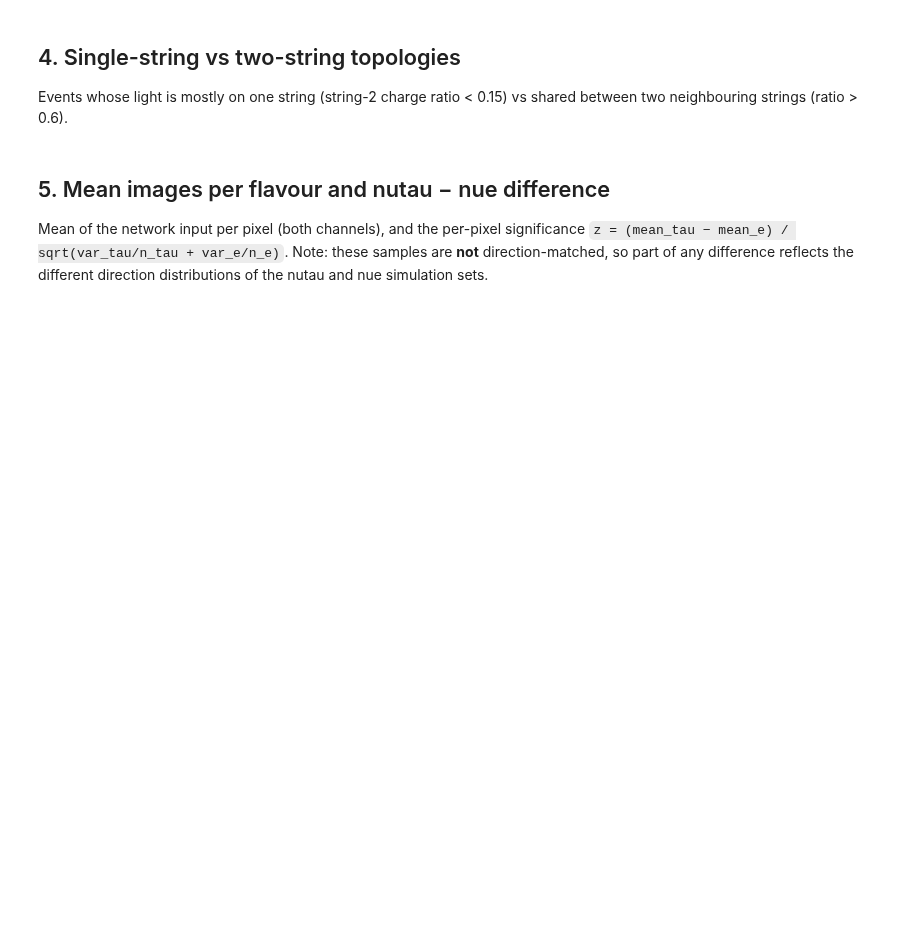
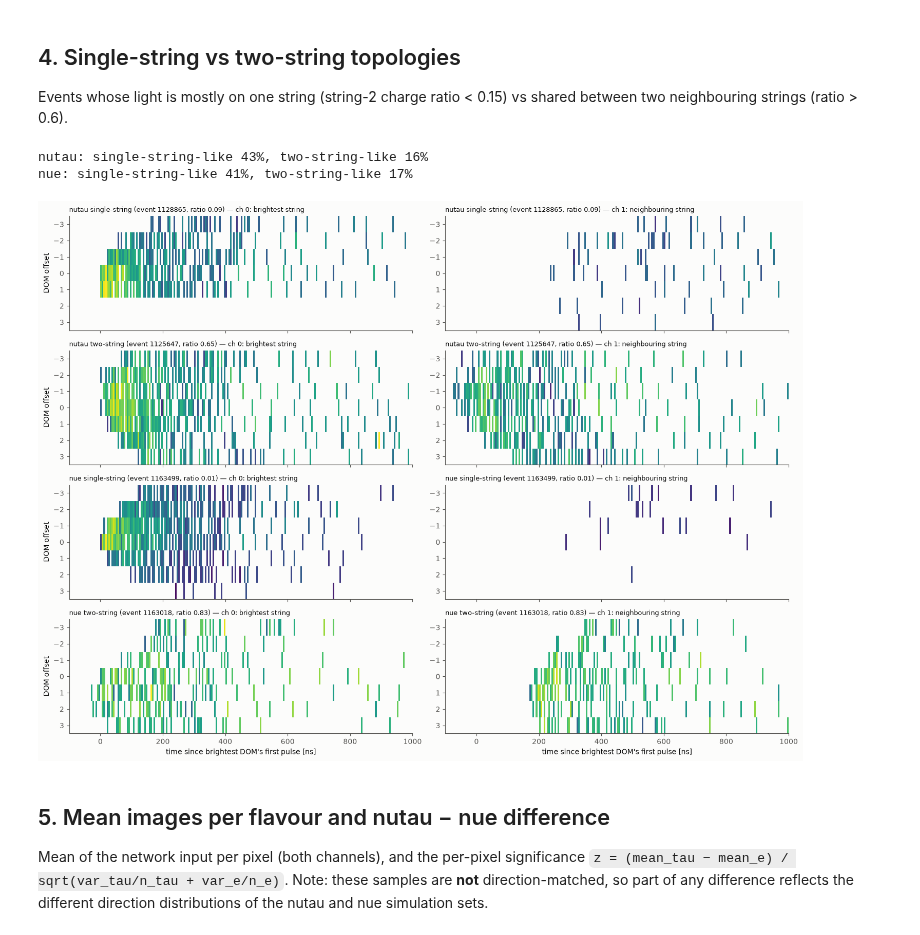
Before and after one commit to rishibbdb/Tau-Neutrino-Classification, a Jupyter notebook: notebooks/brightest-string-image.ipynb, the cells around one changed output. Drawn from its saved outputs; the diff is of its cells as text; code cells hidden in the pictures; blank space fills up the shorter version.

```diff
--- a/notebooks/brightest-string-image.ipynb
+++ b/notebooks/brightest-string-image.ipynb
@@ -193,34 +200,38 @@ Events whose light is mostly on one string (string-2 charge ratio < 0.15) vs sha
 def pick(flavor, cond, n=2, seed=SEED):
     idx = [i for i, e in enumerate(EVENTS[flavor]) if cond(e["scalars"])]
     return list(np.random.default_rng(seed).choice(idx, min(n, len(idx)), replace=False))
 
 
 single = lambda s: s[3] == 1 and s[1] < 0.15
 double = lambda s: s[3] == 1 and s[1] > 0.6
 for fl in EVENTS:
     frac_single = np.mean([single(e["scalars"]) for e in EVENTS[fl]])
     frac_double = np.mean([double(e["scalars"]) for e in EVENTS[fl]])
     print(f"{fl}: single-string-like {frac_single:.0%}, two-string-like {frac_double:.0%}")
 
 fig, axes = plt.subplots(4, 2, figsize=(15, 11), sharex=True)
 r = 0
 for fl in EVENTS:
     for label, cond in [("single-string", single), ("two-string", double)]:
         i = pick(fl, cond, 1)[0]
         ev = EVENTS[fl][i]
         for ch in range(2):
             ax = axes[r, ch]
-            ax.imshow(np.ma.masked_less_equal(ev["img"][ch], 0), aspect="auto", extent=EXTENT, cmap=SEQ,
+            ax.imshow(np.ma.masked_less_equal(ev["img"][ch], 0), aspect="auto", extent=EXTENT, cmap='viridis',
                       vmin=0, vmax=ev["img"].max(), interpolation="nearest")
             ax.set_yticks(OFFSETS); ax.grid(False)
             ax.set_title(f"{fl} {label} (event {ev['event_no']}, ratio {ev['scalars'][1]:.2f}) — {CH_NAME[ch]}",
                          loc="left", fontsize=9)
         r += 1
 for ax in axes[-1]:
     ax.set_xlabel("time since brightest DOM's first pulse [ns]")
 for ax in axes[:, 0]:
     ax.set_ylabel("DOM offset")
 fig.tight_layout(); plt.show()
+# %% [output]
+nutau: single-string-like 43%, two-string-like 16%
+nue: single-string-like 41%, two-string-like 17%
+[figure, added]
 # %% [markdown]
 ## 5. Mean images per flavour and nutau − nue difference
 Mean of the network input per pixel (both channels), and the per-pixel significance
```
Also changed, not shown: parts of 4 cells of this notebook, 59 other files.
